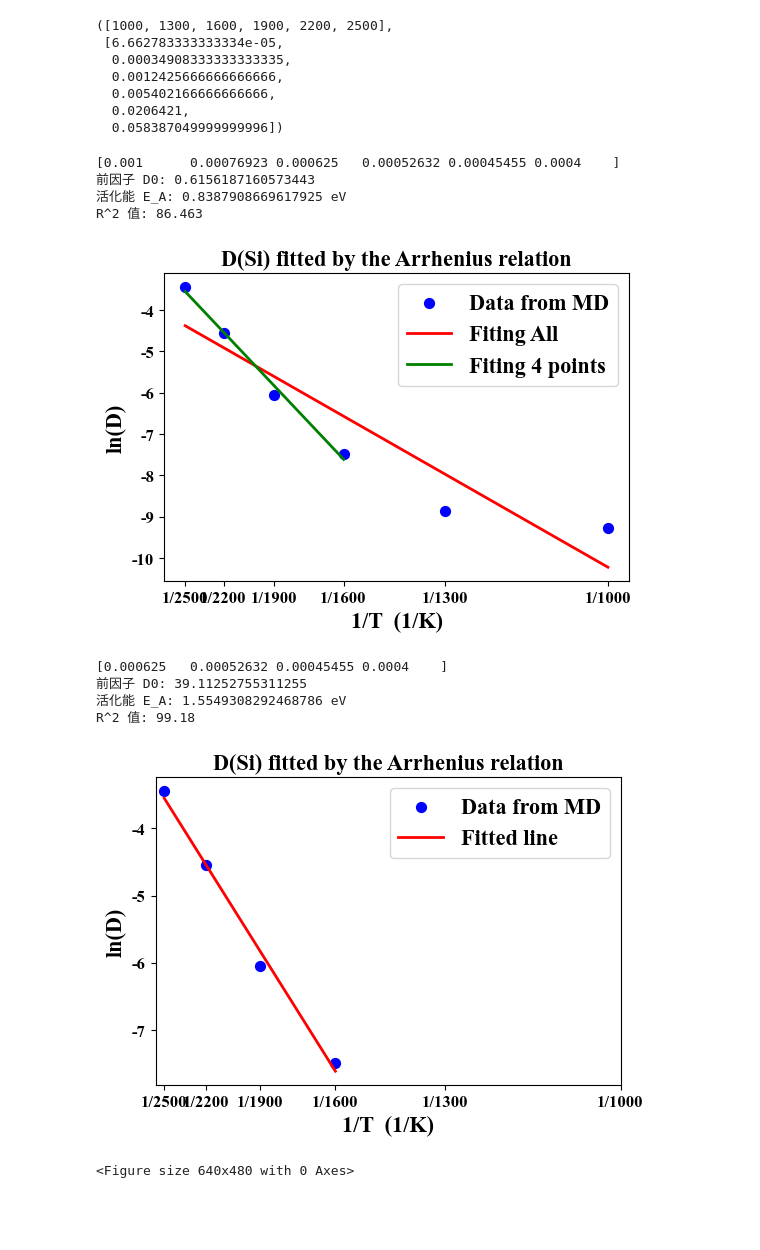
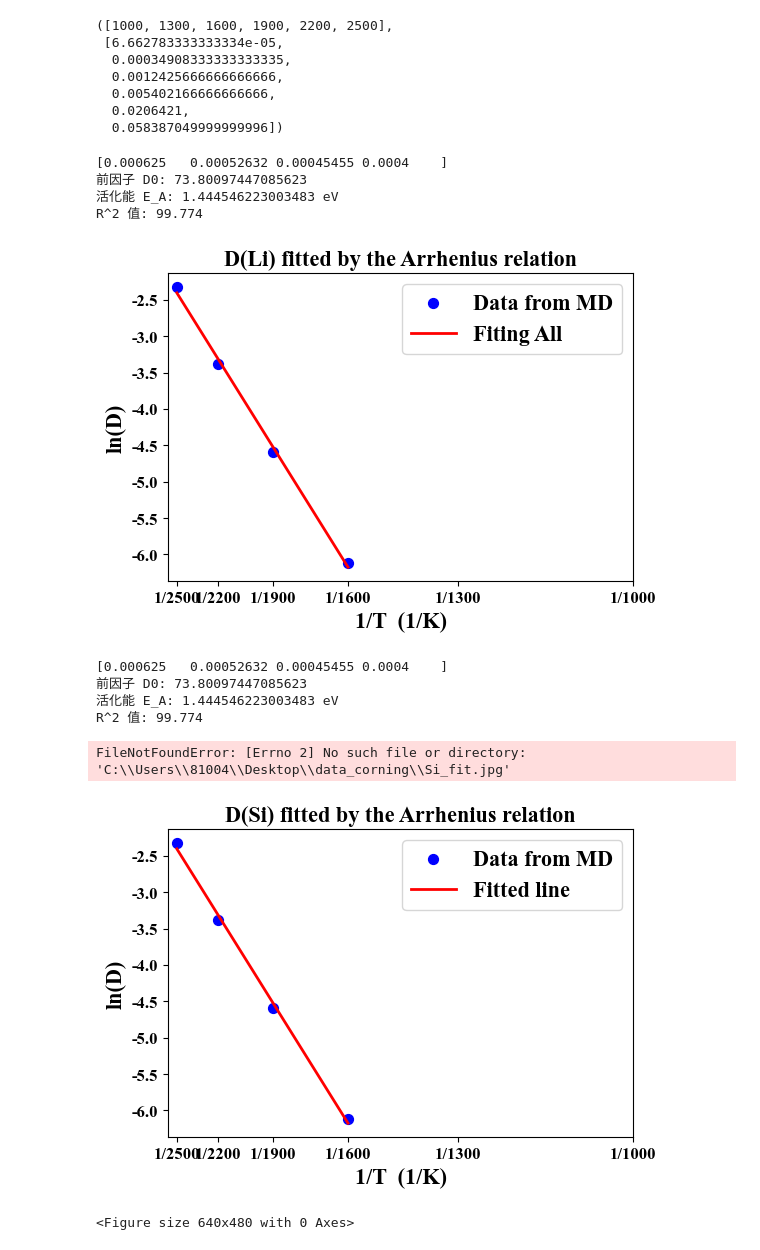
Before and after one commit to Yajiao-Zhang/WorkCode, a Jupyter notebook: 4_cry_ana_code/扩散系数_LAS文章数据.ipynb, the cells around one changed output. Cells and saved outputs as stored; diff of their text form; code cells hidden in the pictures; blank space fills up the shorter version.

```diff
--- a/4_cry_ana_code/扩散系数_LAS文章数据.ipynb
+++ b/4_cry_ana_code/扩散系数_LAS文章数据.ipynb
@@ -257,7 +259,7 @@ import matplotlib.pyplot as plt
 from scipy import stats
 from matplotlib import font_manager  # 确保导入font_manager
 # 计算只有Li的扩散系数
-T_list0,D_list0 = T_list[:],D_si[:]
+T_list0,D_list0 = T_list[2:],D_al[2:]
 
 # 假设你有以下数据（温度 T 和扩散系数 D）
 T = np.array(T_list0)  # 温度，单位：K
@@ -296,44 +298,44 @@ plt.figure(figsize=(6, 4))
 plt.scatter(inv_T, ln_D,s=50, label='Data from MD',color='blue')
 plt.plot(inv_T, intercept + slope * inv_T, linewidth = 2,label='Fiting All', color='red')
 # 绘制四个点的
-plt.plot(x_4point, y_4point, linewidth = 2,label='Fiting 4 points', color='green')
+# plt.plot(x_4point, y_4point, linewidth = 2,label='Fiting 4 points', color='green')
 #######
 plt.xlabel('1/T  (1/K)', fontsize=16, fontweight='bold', family='Times New Roman')
 plt.ylabel('ln(D)', fontsize=16, fontweight='bold', family='Times New Roman')
-plt.title('D(Si) fitted by the Arrhenius relation',fontsize=16, fontweight='bold', family='Times New Roman')
+plt.title('D(Li) fitted by the Arrhenius relation',fontsize=16, fontweight='bold', family='Times New Roman')
 
 ######
 # 自定义 x 轴的刻度位置和标签
 
 custom_ticks = [ 1/2500,1/2200,1/1900,1/1600,1/1300,1/1000]  # 自定义的x坐标点
 custom_labels = ['1000', '1300', '1600', '1900', '2200', '2500']  # 对应的标签
 custom_labels = ['1/2500', '1/2200', '1/1900', '1/1600', '1/1300', '1/1000']  # 对应的标签
 # 设置x轴的自定义刻度和标签
 plt.xticks(custom_ticks, custom_labels)
 
 # 单独设置坐标轴刻度字体 time new roman
 plt.xticks(fontsize=12, fontweight='bold', family='Times New Roman')  # 设置x轴刻度
 plt.yticks(fontsize=12, fontweight='bold', family='Times New Roman')  # 设置y轴刻度
 ##########
 # 创建字体属性对象
 # 创建字体属性对象
 font_properties = font_manager.FontProperties(family='Times New Roman', weight='bold', size=16)
 
 # 设置图例的字体属性
 plt.legend(fontsize=12, prop=font_properties)
 
 ### 存储数据文件的位置
-save_fig = r'C:\Users\81004\Desktop\data_corning\Si_fit.jpg'
+#save_fig = r'C:\Users\81004\Desktop\data_corning\Si_fit.jpg'
 # 保存图像
-plt.savefig(save_fig, dpi=300, bbox_inches='tight')  # dpi设置分
+#plt.savefig(save_fig, dpi=300, bbox_inches='tight')  # dpi设置分
 ######
 plt.show()
 # %% [output]
-[0.001      0.00076923 0.000625   0.00052632 0.00045455 0.0004    ]
-前因子 D0: 0.6156187160573443
-活化能 E_A: 0.8387908669617925 eV
-R^2 值: 86.463
+[0.000625   0.00052632 0.00045455 0.0004    ]
+前因子 D0: 73.80097447085623
+活化能 E_A: 1.444546223003483 eV
+R^2 值: 99.774
-[figure, old version]
+[figure, new version]
 # %%
 #  作为二次的绘图
 import numpy as np
@@ -341,7 +343,7 @@ import matplotlib.pyplot as plt
 from scipy import stats
 from matplotlib import font_manager  # 确保导入font_manager
 # 计算只有Li的扩散系数
-T_list0,D_list0 = T_list[2:],D_si[2:]
+T_list0,D_list0 = T_list[2:],D_al[2:]
 
 # 假设你有以下数据（温度 T 和扩散系数 D）
 T = np.array(T_list0)  # 温度，单位：K
@@ -413,10 +415,11 @@ plt.savefig(save_fig, dpi=300, bbox_inches='tight')  # dpi设置分
 plt.show()
 # %% [output]
 [0.000625   0.00052632 0.00045455 0.0004    ]
-前因子 D0: 39.11252755311255
-活化能 E_A: 1.5549308292468786 eV
-R^2 值: 99.18
+前因子 D0: 73.80097447085623
+活化能 E_A: 1.444546223003483 eV
+R^2 值: 99.774
+FileNotFoundError: [Errno 2] No such file or directory: 'C:\\Users\\81004\\Desktop\\data_corning\\Si_fit.jpg'
-[figure, old version]
+[figure, new version]
 # %%
 #
 # 存储数据文件的位置
```
Also changed, not shown: parts of 8 cells of this notebook, 11 other files.
